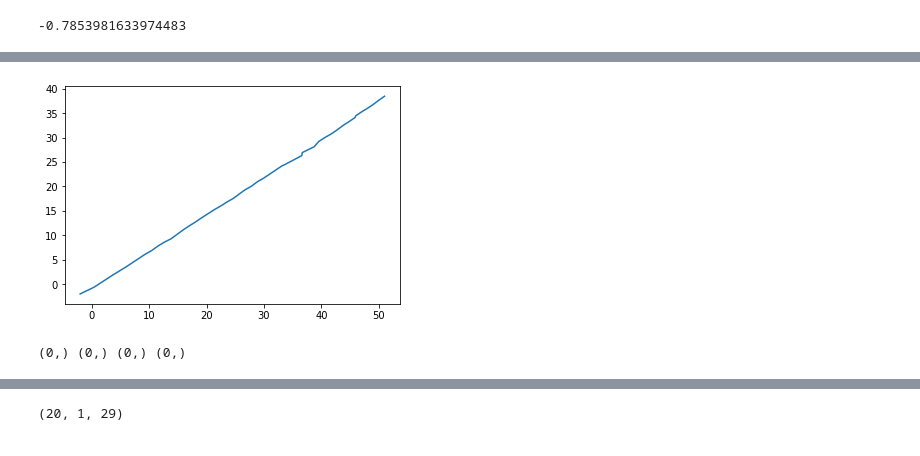
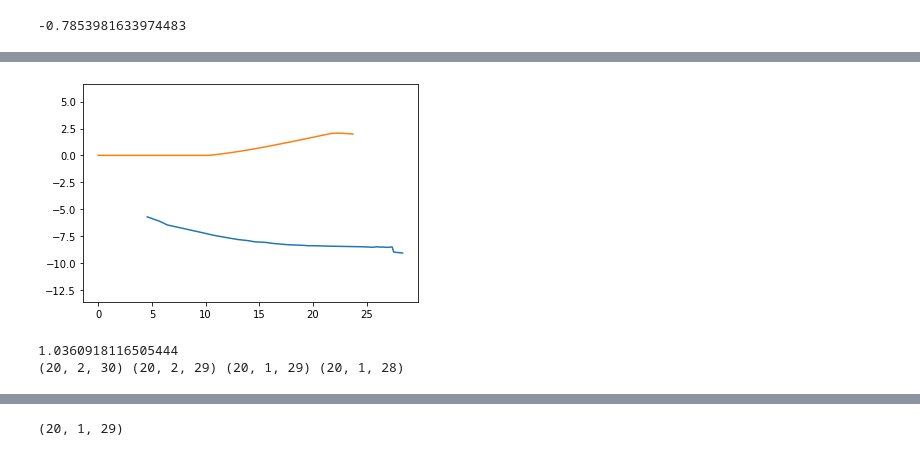
Before and after one commit to Vikr-182/ddn-forecasting, a Jupyter notebook: nonholo_ddn.ipynb, the cells around one changed output, grey strips where cells are left out. Cells and saved outputs as stored; diff of their text form; code cells hidden in the pictures.

```diff
--- a/nonholo_ddn.ipynb
+++ b/nonholo_ddn.ipynb
@@ -82,21 +79,74 @@ for i, data in enumerate(train_loader):
     traj_inp, traj_out, b_inp = data
     for ii in range(traj_inp.shape[0]):
 #         gt = [[out[ii][j],out[ii][j + num]] for j in range(len(out[ii])//2)]
-        if False:
+        if i * 20 + ii in ind:
+            cnt = cnt + 1
+
             inp_x = traj_inp[ii,:40:2].detach()
             inp_y = traj_inp[ii,1:40:2].detach()
             gt_x = [traj_out[ii][j] for j in range(len(traj_out[ii])//2)]
             gt_y = [traj_out[ii][j + 30] for j in range(len(traj_out[ii])//2)]
+
+            if cnt is 12:
+                plt.plot(gt_x, gt_y, label='gt_act' + str(i * 20 + ii))
+
             v_x = [ (gt_x[k + 1] - gt_x[k])/dt  for k in range(len(gt_x) - 1)]
             v_y = [ (gt_y[k + 1] - gt_y[k])/dt  for k in range(len(gt_y) - 1)]
-            psi = [ np.arctan(v_y[k]/v_x[k]) if v_x[k] > 0 else (np.arctan(v_y[k]/v_x[k]) + np.pi) for k in range(len(v_x))]
+#             psi = [ np.arctan(v_y[k]/v_x[k]) if v_x[k] > 0 else (np.arctan(v_y[k]/v_x[k]) + np.pi) for k in range(len(v_x))]
+            psi = [ np.arctan2(v_y[k], v_x[k]) for k in range(len(v_x))]
+
+#             # denoising
+            w = 7
+            gt_x_t = []
+            gt_y_t = []
+            for iq in range(len(gt_x)):
+                if iq >= w and iq + w <= len(gt_x):
+                    gt_x_t.append(np.average(gt_x[iq: iq + w]))
+                    gt_y_t.append(np.average(gt_y[iq: iq + w]))
+                elif iq < w:
+                    okx = np.average(gt_x[w: w + w])
+                    gt_x_t.append(gt_x[0] + (okx - gt_x[0]) * (iq) / w)
+                    oky = np.average(gt_y[w: w + w])
+                    gt_y_t.append(gt_y[0] + (oky - gt_y[0]) * (iq) / w)
+                else:
+                    okx = np.average(gt_x[len(gt_x) - w:len(gt_x) - w  + w])
+                    oky = np.average(gt_y[len(gt_x) - w: len(gt_x) - w + w])
+                    gt_x_t.append(okx + (gt_x[-1] - okx) * (w - (len(gt_x) - iq)) / w)
+                    gt_y_t.append(oky + (gt_y[-1] - oky) * (w - (len(gt_y) - iq)) / w)
+                    if i * 20 + ii is 12:
+                        print(okx, gt_x[-1])
+
+            gt_x = gt_x_t
+            gt_y = gt_y_t
+
+            v_x = [ (gt_x[k + 1] - gt_x[k])/dt  for k in range(len(gt_x) - 1)]
+            v_y = [ (gt_y[k + 1] - gt_y[k])/dt  for k in range(len(gt_y) - 1)]
+#             psi = [ np.arctan(v_y[k]/v_x[k]) if v_x[k] > 0 else (np.arctan(v_y[k]/v_x[k]) + np.pi) for k in range(len(v_x))]
+            psi = [ np.arctan2(v_y[k], v_x[k]) for k in range(len(v_x))]
+
+            # rotate by -psi[0]
+            theta = -psi[0]
+            gt_x_x = [ (gt_x[k] * np.cos(theta) - gt_y[k] * np.sin(theta))  for k in range(len(gt_x))]
+            gt_y_y = [ (gt_x[k] * np.sin(theta) + gt_y[k] * np.cos(theta))  for k in range(len(gt_x))]
+            gt_x = gt_x_x
+            gt_y = gt_y_y
+            gt_x = [ gt_x[k] - gt_x[0] for k in range(len(gt_x)) ]
+            gt_y = [ gt_y[k] - gt_y[0] for k in range(len(gt_x)) ]
+
+            if cnt is 12:
+                plt.plot(gt_x, gt_y, label='gt' + str(i * 20 + ii))
+
+
+            v_x = [ (gt_x[k + 1] - gt_x[k])/dt  for k in range(len(gt_x) - 1)]
+            v_y = [ (gt_y[k + 1] - gt_y[k])/dt  for k in range(len(gt_y) - 1)]
+
+            psi = [ np.arctan2(v_y[k], v_x[k]) for k in range(len(v_x))]
             psidot = [ (psi[k + 1] - psi[k])/dt for k in range(len(psi) - 1) ]
             psi = [i.item() for i in psi]
             psidot = [i.item() for i in psidot]
-            x_init = inp_x[19]
-            y_init = inp_y[19]
 
-#             print(v_x[0], v_y[0], psi[0])
+            x_init = gt_x[0]
+            y_init = gt_y[0]
 
             vx_init = v_x[0]
             vy_init = v_y[0]
@@ -133,8 +183,11 @@ for i, data in enumerate(train_loader):
             psidot_fin_s.append([psidot_fin])
 
             print(i * 20 + ii)
-            plt.plot(gt_x, gt_y, label='gt')
-            plt.legend()
+#             if i * 20 + ii is 19:
+
+#                 print(psi[0])
+#                 print(gt_x);print(gt_y)
+#             plt.legend()
 
             xs.append([gt_x, gt_y])
             vs.append([v_x, v_y])
@@ -167,6 +220,8 @@ dic = {
     'psidot_fin': (psidot_fin_s)
 }
 
+plt.axis('equal')
+
 with open("inp.json", "w") as f:
     json.dump(dic, f)
 # #['x_init', 'y_init', 'v_init', 'psi_init', 'psidot_init', 'x_fin', 'y_fin', 'psi_fin', 'psidot_fin'])
@@ -174,10 +246,12 @@ with open("inp.json", "w") as f:
-[figure, old version]
+[figure, new version]
 # %%
 xs = np.array(xs)
 vs = np.array(vs)
 psis = np.array(psis)
 psidots = np.array(psidots)
+print(np.max(psis))
 
 print(xs.shape, vs.shape, psis.shape, psidots.shape)
 # %% [output]
-(0,) (0,) (0,) (0,)
+1.0360918116505444
+(20, 2, 30) (20, 2, 29) (20, 1, 29) (20, 1, 28)
```
Also changed, not shown: parts of 13 cells of this notebook, 42 other files.
